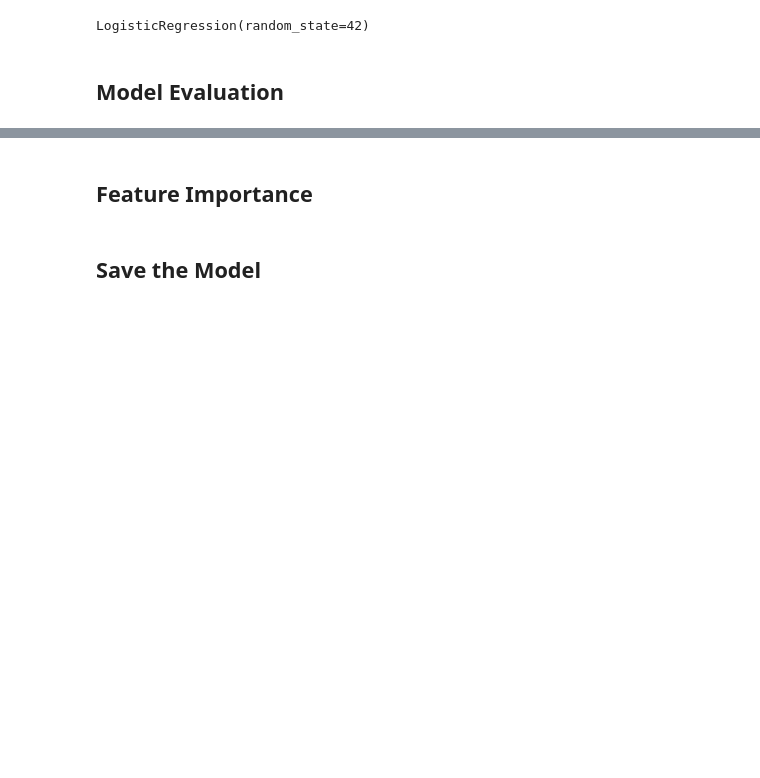
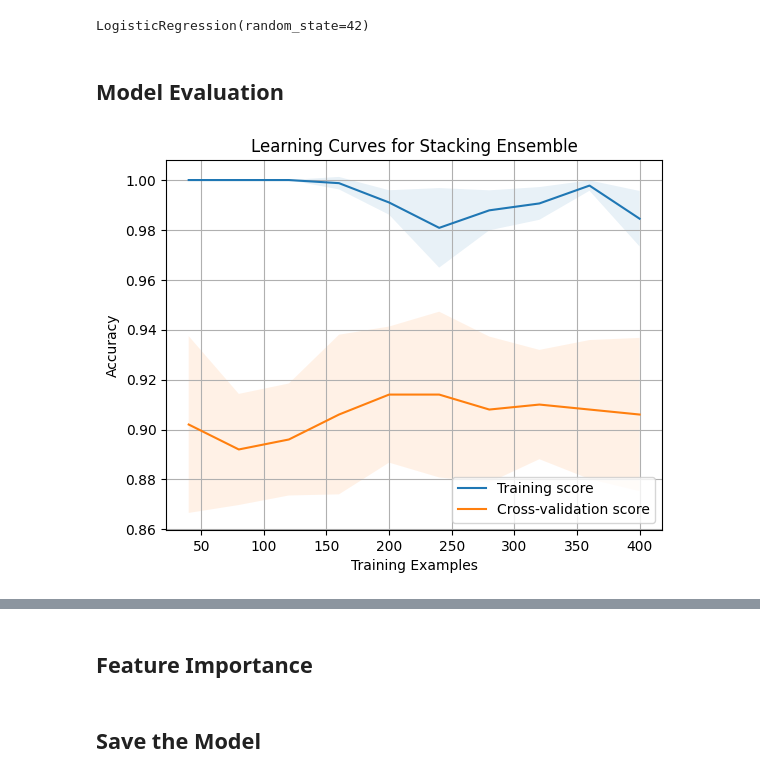
Before and after one commit to Phionanamugga/Early_Detection_of_Heart_Disease-, a Jupyter notebook: early_heart_disease_detection.ipynb, the cells around one changed output, grey strips where cells are left out. Saved outputs shown, nothing was run; the diff lists cells and outputs as text; code cells hidden in the pictures; blank space fills up the shorter version.

```diff
--- a/early_heart_disease_detection.ipynb
+++ b/early_heart_disease_detection.ipynb
@@ -197,5 +240,49 @@ model.fit(X_train_res, y_train_res)
 LogisticRegression(random_state=42)
 # %% [markdown]
 ## Model Evaluation
+# %%
+# 2. Learning Curves
+import pandas as pd
+import numpy as np
+from sklearn.model_selection import train_test_split, cross_val_score, learning_curve  # Ensure learning_curve is imported
+from sklearn.preprocessing import StandardScaler, PolynomialFeatures
+from sklearn.ensemble import RandomForestClassifier
+from sklearn.linear_model import LogisticRegression
+from sklearn.svm import SVC
+from xgboost import XGBClassifier
+from sklearn.ensemble import StackingClassifier
+from sklearn.pipeline import Pipeline
+from sklearn.metrics import accuracy_score, confusion_matrix, classification_report
+import matplotlib.pyplot as plt
+
+# [Previous code for loading data, defining pipeline, and fitting remains the same]
+# Assuming pipeline, X, and y are already defined from earlier steps
+
+# 2. Learning Curves
+def plot_learning_curve(estimator, X, y, title="Learning Curves"):
+    train_sizes, train_scores, val_scores = learning_curve(
+        estimator, X, y, cv=5, n_jobs=-1, train_sizes=np.linspace(0.1, 1.0, 10), scoring='accuracy'
+    )
+    train_mean = np.mean(train_scores, axis=1)
+    train_std = np.std(train_scores, axis=1)
+    val_mean = np.mean(val_scores, axis=1)
+    val_std = np.std(val_scores, axis=1)
+
+    plt.figure()
+    plt.plot(train_sizes, train_mean, label="Training score")
+    plt.plot(train_sizes, val_mean, label="Cross-validation score")
+    plt.fill_between(train_sizes, train_mean - train_std, train_mean + train_std, alpha=0.1)
+    plt.fill_between(train_sizes, val_mean - val_std, val_mean + val_std, alpha=0.1)
+    plt.xlabel("Training Examples")
+    plt.ylabel("Accuracy")
+    plt.title(title)
+    plt.legend(loc="best")
+    plt.grid(True)
+    plt.show()
+
+# Call the function
+plot_learning_curve(pipeline, X, y, "Learning Curves for Stacking Ensemble")
+# %% [output]
+[figure, added]
 # %%
 # Predict on the test set
```
Also changed, not shown: parts of 12 cells of this notebook.
